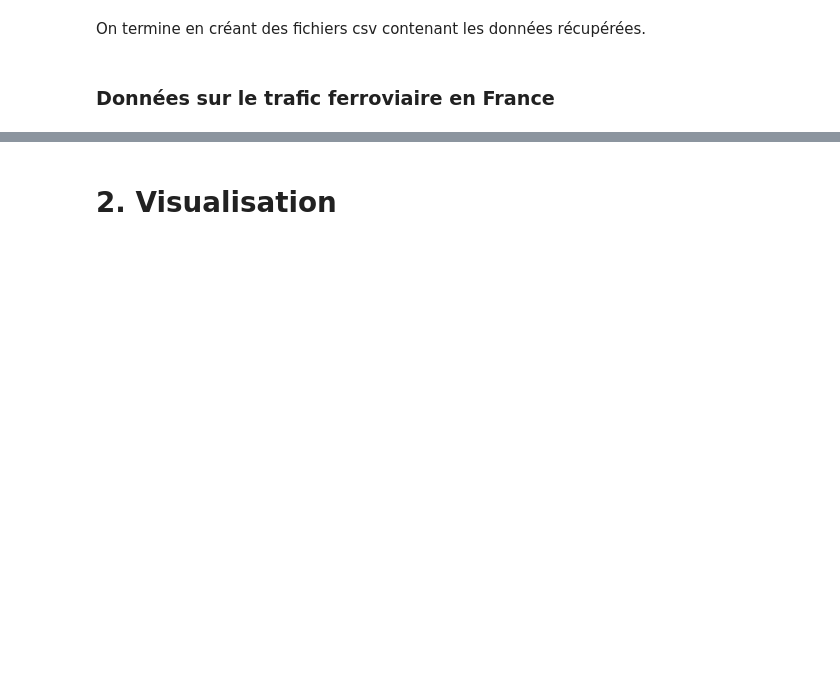
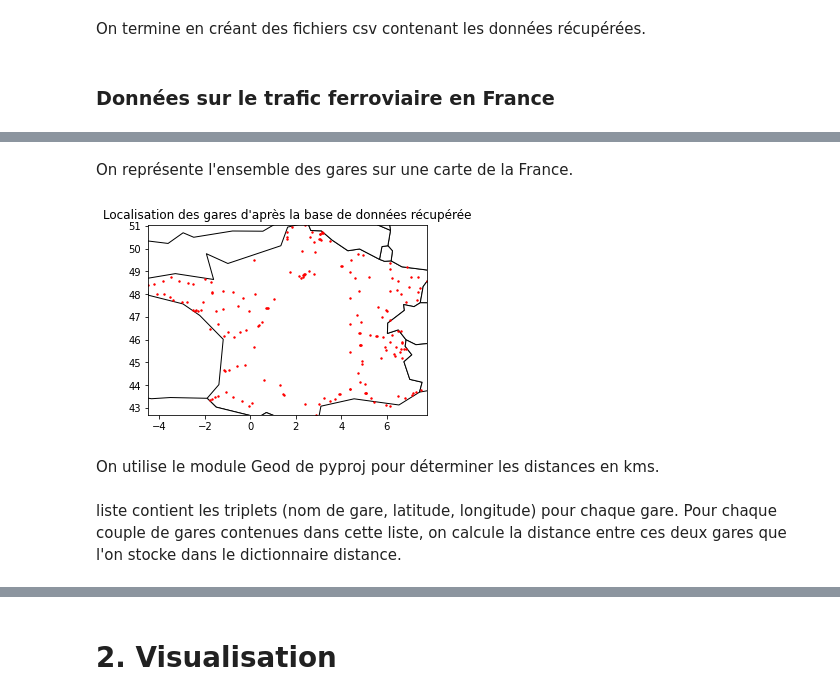
Before and after one commit to YohanWloczysiak/ProjetPythonA2S1, a Jupyter notebook: Rapport.ipynb, the cells around one changed output, grey strips where cells are left out. Cells and saved outputs as stored; diff of their text form; code cells hidden in the pictures; blank space fills up the shorter version.

```diff
--- a/Rapport.ipynb
+++ b/Rapport.ipynb
@@ -279,0 +379,5 @@ table_prix_avance.to_csv('bdd3.csv')
+# %%
+coordonnees = pd.read_csv('gares-tgv.csv', encoding = 'latin-1')
+coordonnees = coordonnees.drop(['Unnamed: 0', 'INSEE_REG', 'NOM_REG','INSEE_DEP',
+       'NOM_DEP'], axis=1)
+coordonnees
@@ -279,0 +398,32 @@ table_prix_avance.to_csv('bdd3.csv')
+# %% [markdown]
+On représente l'ensemble des gares sur une carte de la France.
+# %%
+import geopandas as gpd
+from shapely.geometry import Point
+import matplotlib.pyplot as plt
+
+points = [Point(lon, lat) for ind, lat, lon in coordonnees[['Latitude', 'Longitude']].itertuples()]
+enedis = gpd.GeoDataFrame(data=dict(geometry=points))
+enedis['Nom'] = coordonnees['Nom_Gare']
+enedis.head()
+
+world = gpd.read_file(gpd.datasets.get_path('naturalearth_lowres'))
+world.head()
+
+from shapely.geometry import Polygon
+europe = world[world.continent == "Europe"].copy()
+europe['geometry'] = europe.geometry.intersection(Polygon([(-10,35), (50,35), (50,70), (-10, 70)]))
+europe.head()
+
+fig, ax = plt.subplots(1, 1, figsize=(5, 4))
+minx, miny, maxx, maxy = enedis.total_bounds
+
+europe.plot(ax=ax, color='white', edgecolor='black')
+enedis.plot(ax=ax, marker='o', color='red', markersize=2)
+ax.set_xlim(minx, maxx)
+ax.set_ylim(miny, maxy)
+ax.set_title("Localisation des gares d'après la base de données récupérée");
+# %% [output]
+[figure, added]
+# %% [markdown]
+On utilise le module Geod de pyproj pour déterminer les distances en kms.
@@ -279,0 +450,2 @@ table_prix_avance.to_csv('bdd3.csv')
+# %% [markdown]
+liste contient les triplets (nom de gare, latitude, longitude) pour chaque gare. Pour chaque couple de gares contenues dans cette liste, on calcule la distance entre ces deux gares que l'on stocke dans le dictionnaire distance.
```
Also changed, not shown: parts of 30 cells of this notebook.
